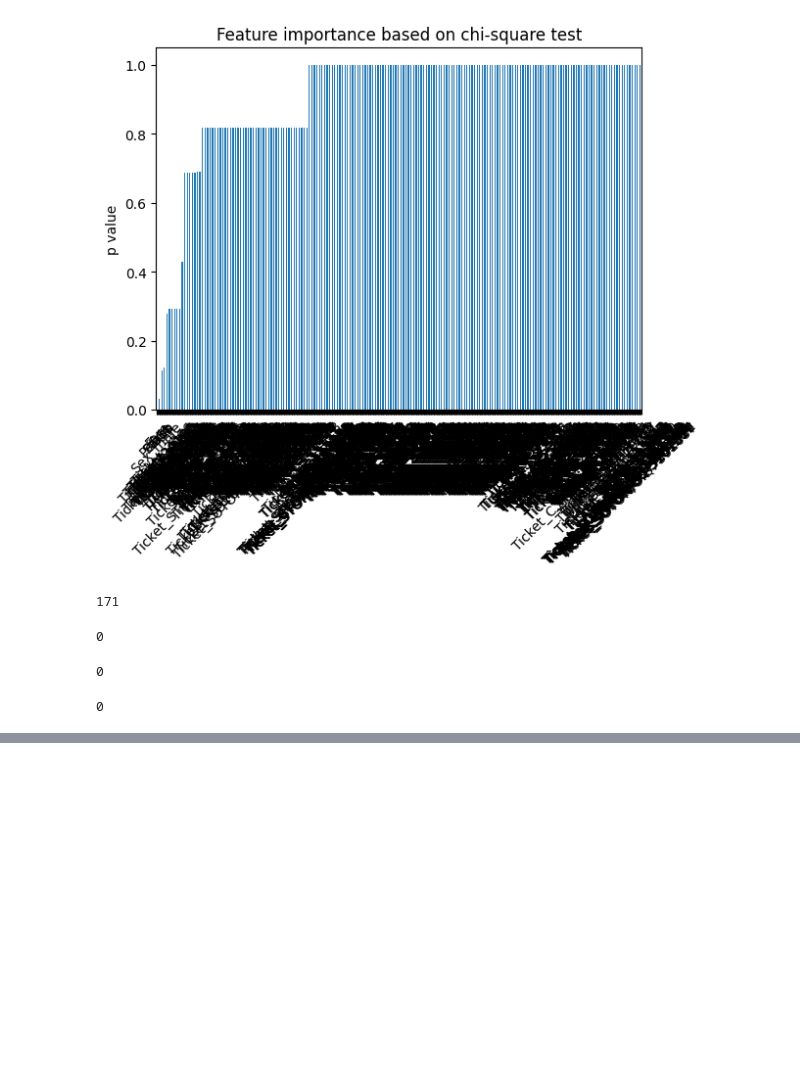
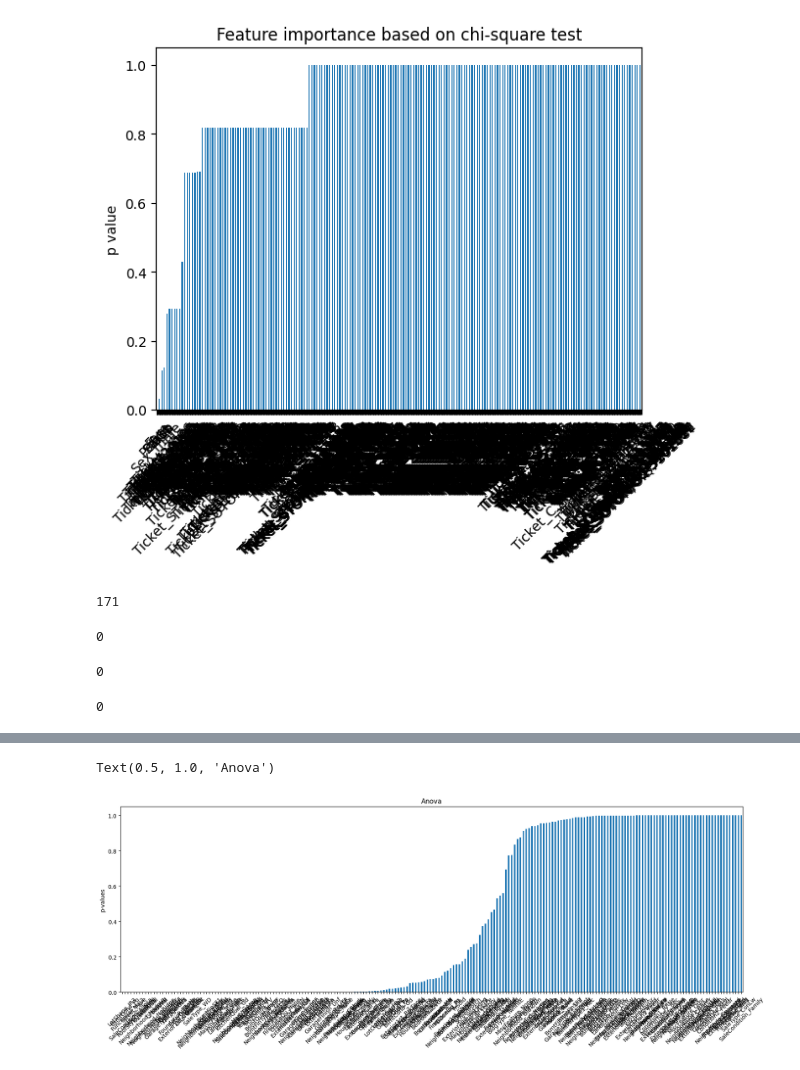
Before and after one commit to Spandana2704/ML, a Jupyter notebook: ML(W3).ipynb, the cells around one changed output, grey strips where cells are left out. Drawn from its saved outputs; the diff is of its cells as text; code cells hidden in the pictures; blank space fills up the shorter version.

```diff
--- a/ML(W3).ipynb
+++ b/ML(W3).ipynb
@@ -190,0 +367,12 @@ Top 10 Selected Features:
+# %%
+from sklearn.feature_selection import (f_classif,SelectFpr,SelectKBest)
+import matplotlib.pyplot as plt
+univariate = f_classif(x_train, y_train)
+univariate = pd.Series(univariate[1])
+univariate.index = x_train.columns
+univariate.sort_values(ascending=True).plot.bar(figsize=(20, 6), rot=45)
+plt.ylabel("p-values")
+plt.title("Anova")
+# %% [output]
+Text(0.5, 1.0, 'Anova')
+[figure, added]
```
Also changed, not shown: parts of 21 cells of this notebook.
